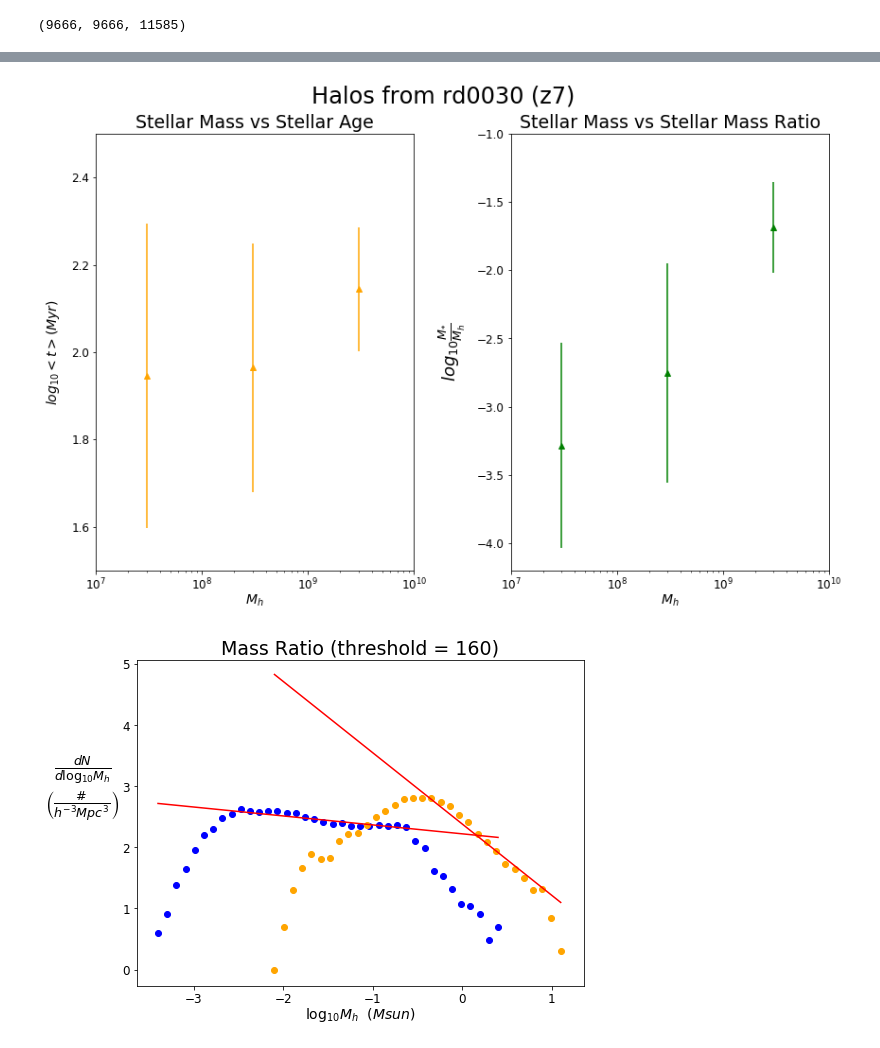
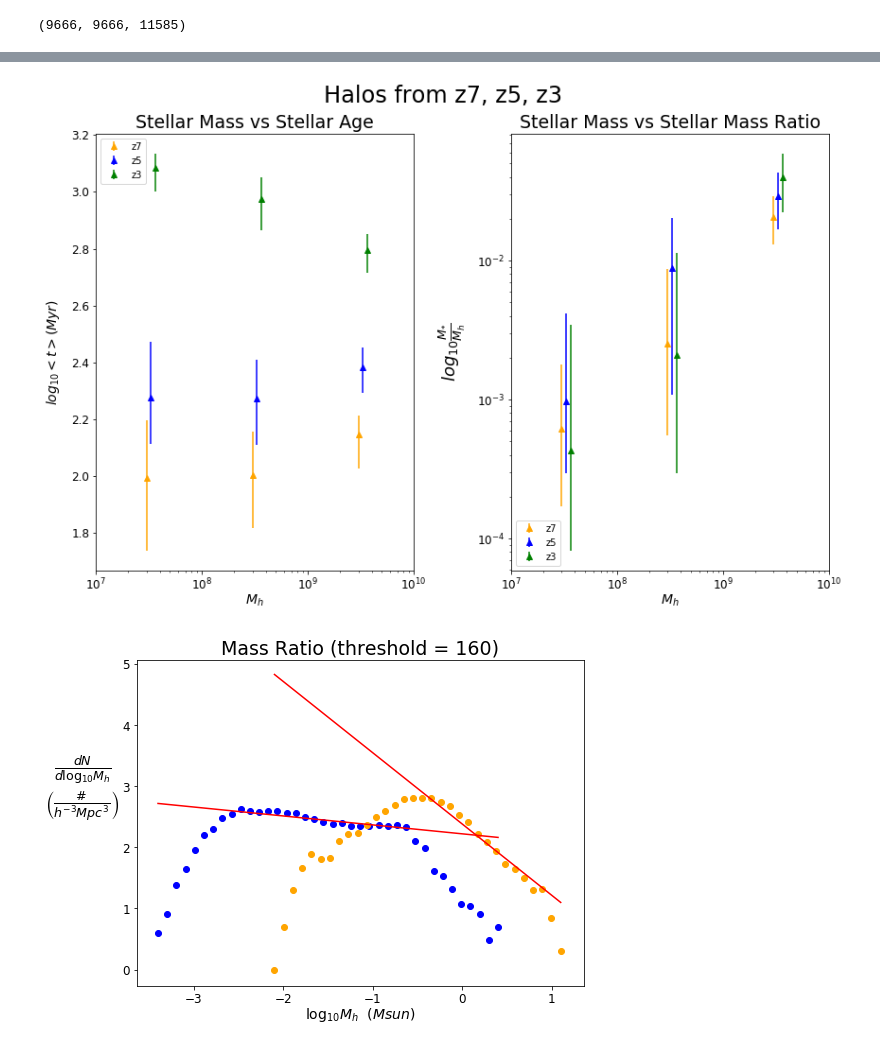
Before and after one commit to ygovil1/data-mining-galaxies, a Jupyter notebook: HaloCatalog/ratio_plotter.ipynb, the cells around one changed output, grey strips where cells are left out. Cells and saved outputs as stored; diff of their text form; code cells hidden in the pictures.

```diff
--- a/HaloCatalog/ratio_plotter.ipynb
+++ b/HaloCatalog/ratio_plotter.ipynb
@@ -205 +207,3 @@ toUse = "rd0030"
+# %%
+toCreate = "rd0110"
 # %%
@@ -700,49 +798,65 @@ ax1 = fig3.add_subplot(121)
 ax2 = fig3.add_subplot(122)
 
 # create plot titles
+figtitle2 = "Halos from z7, z5, z3"
 agetitle = "Stellar Mass vs Stellar Age"
 massratiotitle = "Stellar Mass vs Stellar Mass Ratio"
 
 # set plot titles
-plt.suptitle(figtitle, fontsize = 24)
+plt.suptitle(figtitle2, fontsize = 24)
 ax1.set_title(agetitle, size = 19)
 ax2.set_title(massratiotitle, size = 19)
 
 # create plots
-ax1.errorbar(masslist, agemeanlist, agedevlist, c = 'orange', marker="^", linestyle='None')
-ax2.errorbar(masslist, ratiomeanlist, ratiodevlist, c = 'green', marker="^", linestyle='None')
+ax1.errorbar(plot0030['massbins'], plot0030['agemeds'], yerr = [plot0030['agelows'], plot0030['agehighs']],
+             c = 'orange', marker="^", linestyle='None', label = 'z7')
+ax1.errorbar(plot0070['massbins'], plot0070['agemeds'], yerr = [plot0070['agelows'], plot0070['agehighs']],
+             c = 'blue', marker="^", linestyle='None', label = 'z5')
+ax1.errorbar(plot0110['massbins'], plot0110['agemeds'], yerr = [plot0110['agelows'], plot0110['agehighs']],
+             c = 'green', marker="^", linestyle='None', label = 'z3')
+
+ax2.errorbar(plot0030['massbins'], plot0030['stelmeds'], yerr = [plot0030['stellows'], plot0030['stelhighs']],
+             c = 'orange', marker="^", linestyle='None', label = 'z7')
+ax2.errorbar(plot0070['massbins'], plot0070['stelmeds'], yerr = [plot0070['stellows'], plot0070['stelhighs']],
+             c = 'blue', marker="^", linestyle='None', label = 'z5')
+ax2.errorbar(plot0110['massbins'], plot0110['stelmeds'], yerr = [plot0110['stellows'], plot0110['stelhighs']],
+             c = 'green', marker="^", linestyle='None', label = 'z3')
 
 # create axis labels
 agelab = "$log_{10}<t> (Myr)$"
 ratiolab = r"$log_{10}\frac{M_{*}}{M_h}$"
 masslab = r"$M_h$"
 ax1.set_xlabel(masslab, size = 14, labelpad= 0)
 ax1.set_ylabel(agelab, rotation = 90, size = 14, labelpad= 10)
 ax2.set_xlabel(masslab, size = 14, labelpad= 0)
 ax2.set_ylabel(ratiolab, rotation = 90, size = 18, labelpad= 10)
 
 # create axis ticks
 ax1.set_xscale('log')
 # ax1.set_yscale('log')
 ax1.tick_params(axis='x', which='major', labelsize=12)
 ax1.tick_params(axis='y', which='major', labelsize=12)
 ax2.set_xscale('log')
-# ax2.set_yscale('log')
+ax2.set_yscale('log')
 ax2.tick_params(axis='x', which='major', labelsize=12)
 ax2.tick_params(axis='y', which='major', labelsize=12)
 
 # set axis limits
 ax1.set_xlim([1e7, 1e10])
-ax1.set_ylim([1.5, 2.5])
+# ax1.set_ylim([1.5, 2.5])
 ax2.set_xlim([1e7, 1e10])
-ax2.set_ylim([-4.2, -1])
+# ax2.set_ylim([-4.2, -1])
+
+# add legend
+ax1.legend(loc = 'upper left')
+ax2.legend(loc = 'lower left')
 
 # adjust spacing and show
 plt.tight_layout()
 fig3.subplots_adjust(top=0.89)
 plt.show()
 # %% [output]
-[figure, old version]
+[figure, new version]
 # %%
 # find log arrays for ratio lists
 log_ratio1 = np.log(ratiolist1) / log(10)
```
Also changed, not shown: parts of 14 cells of this notebook.
